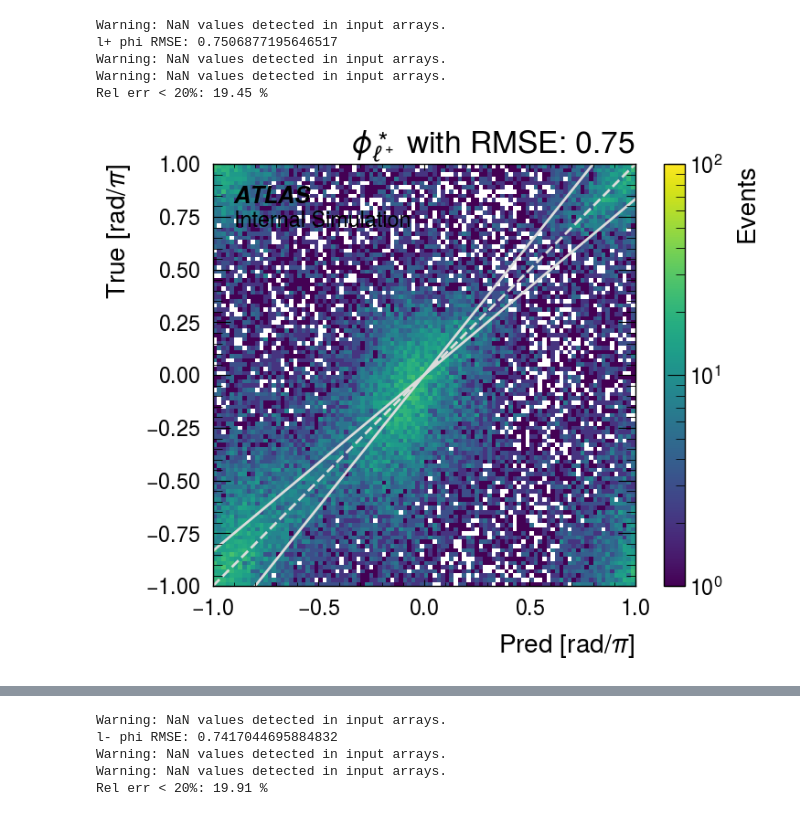
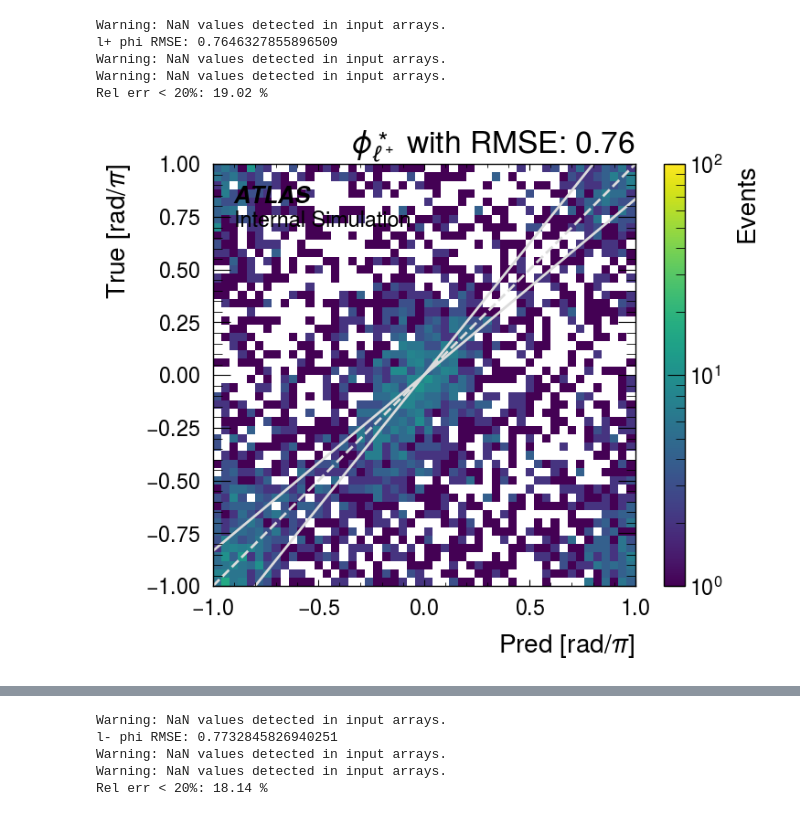
Before and after one commit to yygarypeng/ww-pcres, a Jupyter notebook: visualize.ipynb, the cells around one changed output, grey strips where cells are left out. Cells and saved outputs as stored; diff of their text form; code cells hidden in the pictures.

```diff
--- a/visualize.ipynb
+++ b/visualize.ipynb
@@ -15,7 +15,8 @@ from matplotlib.colors import LogNorm
 import mplhep as hep
 hep.style.use("ATLAS")
 # %%
-ckpt_files = glob.glob(f"./hww_pcres_regressor/logs/version_0/checkpoints/*")
+fold  = "fold1"
+ckpt_files = glob.glob(f"./hww_pcres_regressor_kfold/{fold}/version_0/checkpoints/*.ckpt")
 print(f"Found checkpoint files: {ckpt_files}")
 if not ckpt_files:
     raise FileNotFoundError(f"No checkpoint files found in checkpoints")
@@ -27,8 +28,9 @@ Using checkpoint: ./hww_pcres_regressor/logs/version_0/checkpoints/reg-epoch=660
 # %%
 # Retrieve datamodule used in training
+train = two_fold_train
 dm = train.main(train=False)
 # Load model from checkpoint
-model = LightningWBoson.load_from_checkpoint(ckpt_path)
+model = LightningWBoson.load_from_checkpoint(ckpt_path, weights_only=False, strict=False)
 model.eval() # used to inference -> not for training phase
 
 # Set up the data module (prepare data and setup splits)
@@ -120,7 +123,7 @@ def rmse(a, b):
     mask = ~np.isnan(a) & ~np.isnan(b) & (b != 0)
     return np.sqrt(np.mean((a[mask] - b[mask]) ** 2))
 # %%
-def plot_1d_hist(pred, truth, name, bins_edges=np.linspace(-200, 200, 101), unit="GeV", color="black", savepath=None):
+def plot_1d_hist(pred, truth, name, bins_edges=np.linspace(-200, 200, 51), unit="GeV", color="black", savepath=None):
     plt.hist(pred, bins=bins_edges, linewidth=2, color="red", histtype="step", label="Pred")
     plt.hist(truth, bins=bins_edges, linewidth=2, color="blue", histtype="step", label="True")
     plt.legend()
@@ -135,7 +138,7 @@ def plot_1d_hist(pred, truth, name, bins_edges=np.linspace(-200, 200, 101), unit
     if savepath is not None:
         plt.savefig(savepath, bbox_inches="tight")
     plt.show()
-def plot_2d_hist(pred, truth, name, bins_edges=np.linspace(-200, 200, 101), log=False, unit="GeV", color="black", vmax=1e3, offset=0.0, savepath=None):
+def plot_2d_hist(pred, truth, name, bins_edges=np.linspace(-200, 200, 51), log=False, unit="GeV", color="black", vmax=1e2, offset=0.0, savepath=None):
     err = 0.2
     cor_mask = np.abs(rel_err_func(pred, truth)) <= err # set 20% relative error cut
     if log:
@@ -331,8 +334,8 @@ Rel err < 20%: 45.91 %
 # %%
-plot_1d_hist(pred_l0_theta_phi[1], true_l0_theta_phi[1], r"$\phi^\ast_{\ell^+}$", np.linspace(-1, 1, 101), unit="rad/$\pi$")
+plot_1d_hist(pred_l0_theta_phi[1], true_l0_theta_phi[1], r"$\phi^\ast_{\ell^+}$", np.linspace(-1, 1, 51), unit="rad/$\pi$")
 print("l+ phi RMSE:", rmse(pred_l0_theta_phi[1], true_l0_theta_phi[1]))
-plot_2d_hist(pred_l0_theta_phi[1], true_l0_theta_phi[1], r"$\phi^\ast_{\ell^+}$", np.linspace(-1, 1, 101), log=True, unit="rad/$\pi$", color="black", vmax=1e2)
-plot_1d_hist(pred_l1_theta_phi[1], true_l1_theta_phi[1], r"$\phi^\ast_{\ell^-}$", np.linspace(-1, 1, 101), unit="rad/$\pi$")
+plot_2d_hist(pred_l0_theta_phi[1], true_l0_theta_phi[1], r"$\phi^\ast_{\ell^+}$", np.linspace(-1, 1, 51), log=True, unit="rad/$\pi$", color="black", vmax=1e2)
+plot_1d_hist(pred_l1_theta_phi[1], true_l1_theta_phi[1], r"$\phi^\ast_{\ell^-}$", np.linspace(-1, 1, 51), unit="rad/$\pi$")
 print("l- phi RMSE:", rmse(pred_l1_theta_phi[1], true_l1_theta_phi[1]))
-plot_2d_hist(pred_l1_theta_phi[1], true_l1_theta_phi[1], r"$\phi^\ast_{\ell^-}$", np.linspace(-1, 1, 101), log=True, unit="rad/$\pi$", color="black", vmax=1e2)
+plot_2d_hist(pred_l1_theta_phi[1], true_l1_theta_phi[1], r"$\phi^\ast_{\ell^-}$", np.linspace(-1, 1, 51), log=True, unit="rad/$\pi$", color="black", vmax=1e2)
 # %% [output]
@@ -340,6 +343,6 @@ plot_2d_hist(pred_l1_theta_phi[1], true_l1_theta_phi[1], r"$\phi^\ast_{\ell^-}$"
 Warning: NaN values detected in input arrays.
-l+ phi RMSE: 0.7506877195646517
+l+ phi RMSE: 0.7646327855896509
 Warning: NaN values detected in input arrays.
 Warning: NaN values detected in input arrays.
-Rel err < 20%: 19.45 %
+Rel err < 20%: 19.02 %
-[figure, old version]
+[figure, new version]
@@ -347,5 +350,5 @@ Rel err < 20%: 19.45 %
 Warning: NaN values detected in input arrays.
-l- phi RMSE: 0.7417044695884832
+l- phi RMSE: 0.7732845826940251
 Warning: NaN values detected in input arrays.
 Warning: NaN values detected in input arrays.
-Rel err < 20%: 19.91 %
+Rel err < 20%: 18.14 %
```
Also changed, not shown: parts of 21 cells of this notebook, 20 other files.
